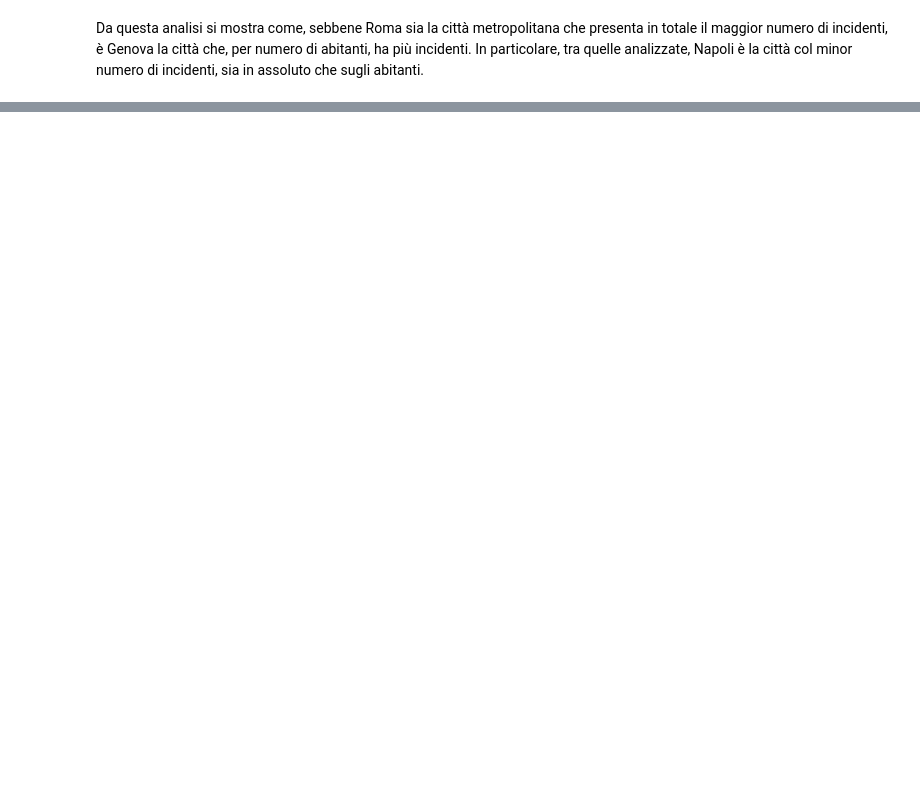
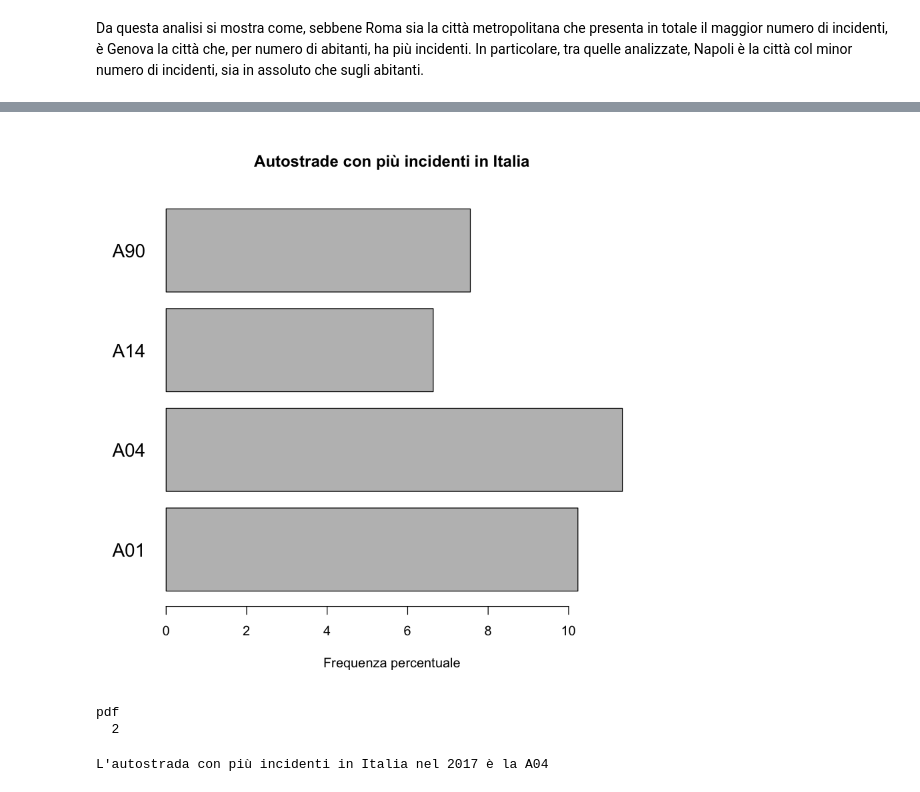
Before and after one commit to LeonardoAlchieri/car_accidents_italy, a Jupyter notebook: FINAL_notebook.ipynb, the cells around one changed output, grey strips where cells are left out. Saved outputs shown, nothing was run; the diff lists cells and outputs as text; code cells hidden in the pictures; blank space fills up the shorter version.

Commit message:
Finished copying final work. I added a few extra calculations

```diff
--- a/FINAL_notebook.ipynb
+++ b/FINAL_notebook.ipynb
@@ -156,0 +239,32 @@ Da questa analisi si mostra come, sebbene Roma sia la città metropolitana che p
+# %%
+new_localizzazione_incidente <- factor(new_localizzazione_incidente)
+levels(new_localizzazione_incidente) <- c("urbana", "extraurbana", "autostrada", "altro")
+# %%
+incidenti_in_autostrada = sample_data[which(new_localizzazione_incidente=="autostrada"),]
+# %%
+tabella_incidenti_in_autostrada = table(droplevels(incidenti_in_autostrada$denominazione_della_strada))
+# %%
+tabella_incidenti_in_autostrada.percfeq = tabella_incidenti_in_autostrada/nrow(incidenti_in_autostrada)*100
+# %%
+barplot(tabella_incidenti_in_autostrada.percfeq[which(tabella_incidenti_in_autostrada.percfeq > 5)],
+        xlab='Frequenza percentuale',
+        #ylab='Denominazione autostrada',
+        main='Autostrade con più incidenti in Italia',
+       horiz=TRUE,
+        las=1, #per mettere le scritte sull'asse y in orizzontale
+       cex.names=1.4)
+# %% [output]
+[figure, added]
+# %%
+pdf("results/maggiori_autostrade.pdf")
+barplot(tabella_incidenti_in_autostrada.percfeq[which(tabella_incidenti_in_autostrada.percfeq > 5)],
+        xlab='Frequenza percentuale',
+        #ylab='Denominazione autostrada',
+        main='Autostrade con più incidenti in Italia',
+       horiz=TRUE,
+        las=1, #per mettere le scritte sull'asse y in orizzontale
+       cex.names=1.4)
+dev.off()
+# %% [output]
+pdf
+  2
@@ -156,0 +274,4 @@ Da questa analisi si mostra come, sebbene Roma sia la città metropolitana che p
+# %%
+cat("L'autostrada con più incidenti in Italia nel 2017 è la", names(tabella_incidenti_in_autostrada.mode))
+# %% [output]
+L'autostrada con più incidenti in Italia nel 2017 è la A04
```
Also changed, not shown: parts of 117 cells of this notebook.
